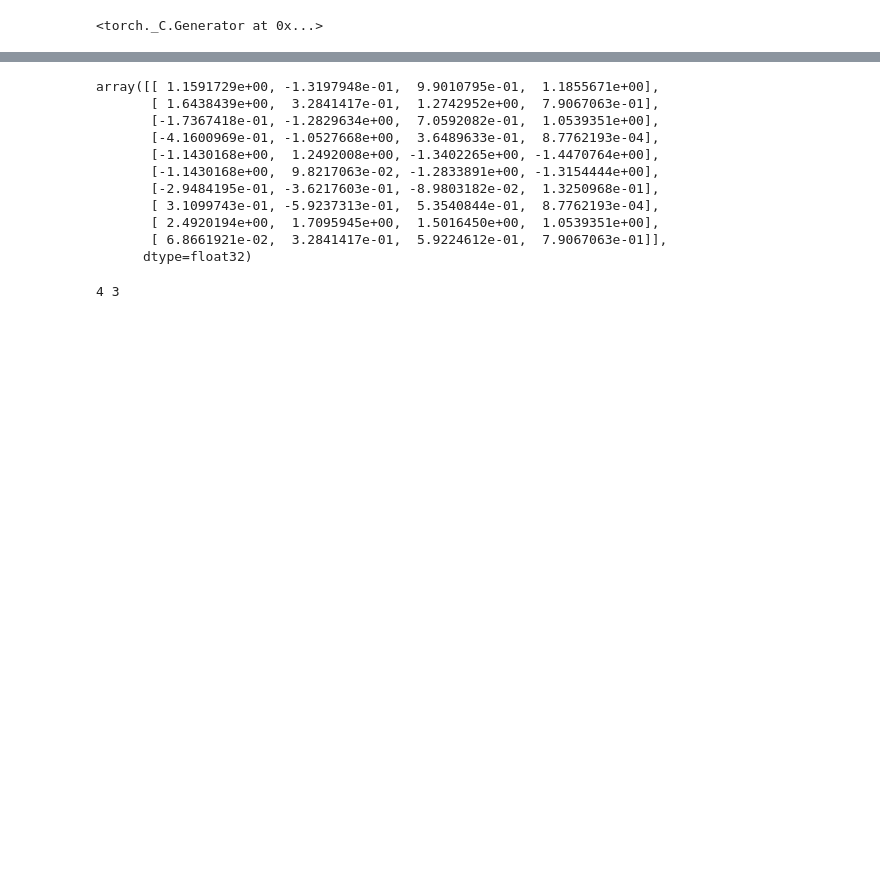
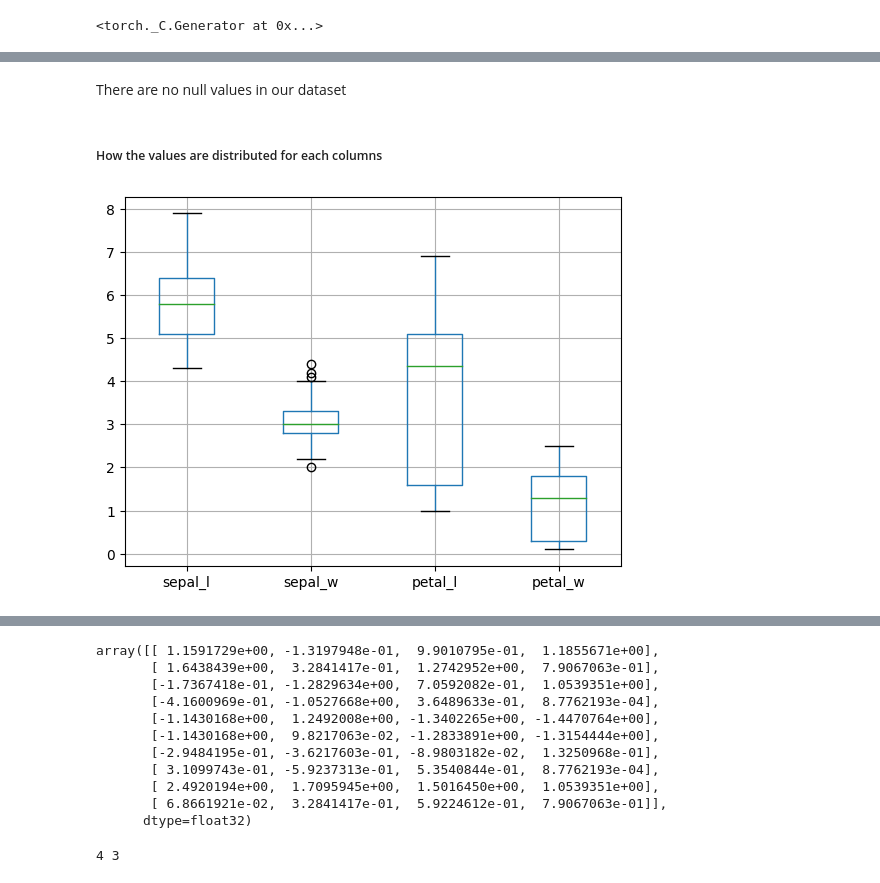
Before and after one commit to ravisiv/PyTorchTutorial, a Jupyter notebook: Iris_PyTorch.ipynb, the cells around one changed output, grey strips where cells are left out. Drawn from its saved outputs; the diff is of its cells as text; code cells hidden in the pictures; blank space fills up the shorter version.

```diff
--- a/Iris_PyTorch.ipynb
+++ b/Iris_PyTorch.ipynb
@@ -68,0 +89,8 @@ df
+# %% [markdown]
+There are no null values in our dataset
+# %% [markdown]
+##### How the values are distributed for each columns
+# %%
+boxplot = df.boxplot(column=['sepal_l','sepal_w','petal_l','petal_w'])
+# %% [output]
+[figure, added]
```
Also changed, not shown: parts of 22 cells of this notebook.
